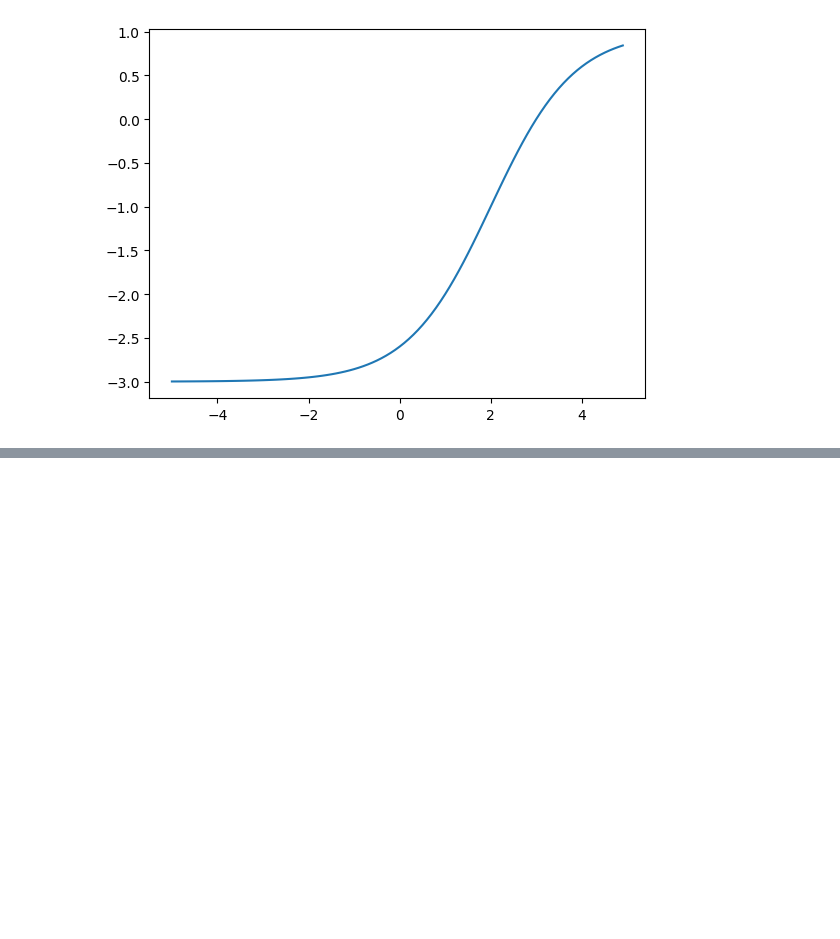
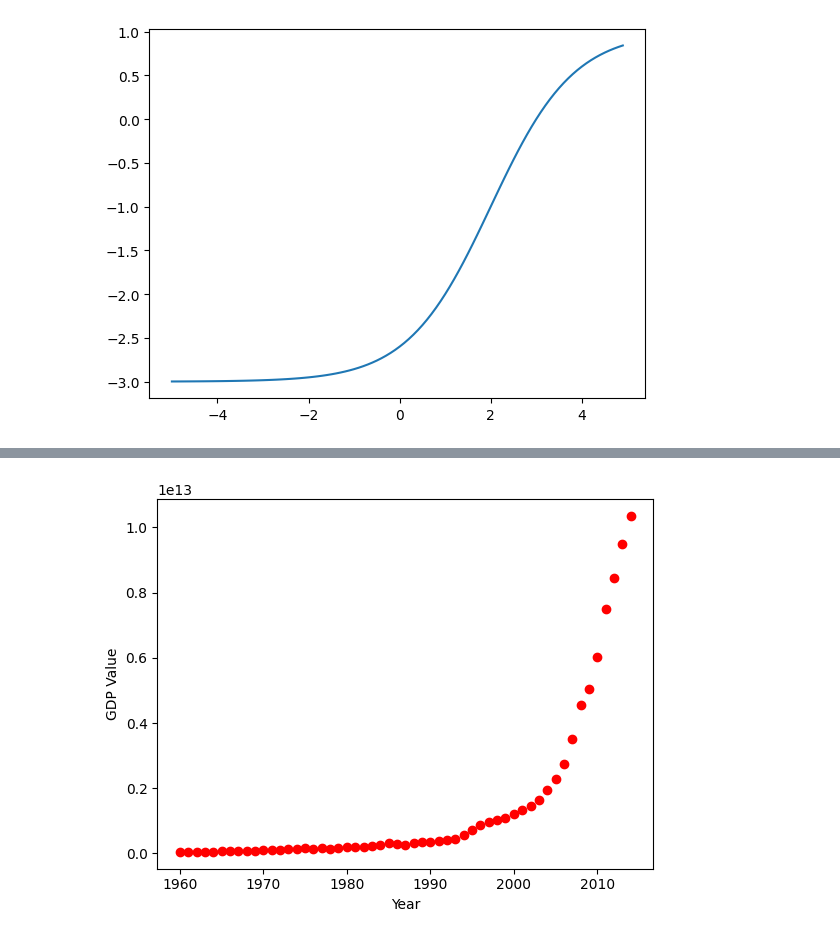
Before and after one commit to iamaryav/ai-notebooks, a Jupyter notebook: co2_prediction_logistic_regression.ipynb, the cells around one changed output, grey strips where cells are left out. Saved outputs shown, nothing was run; the diff lists cells and outputs as text; code cells hidden in the pictures; blank space fills up the shorter version.

```diff
--- a/co2_prediction_logistic_regression.ipynb
+++ b/co2_prediction_logistic_regression.ipynb
@@ -46,0 +55,4 @@ plt.plot(x, y)
+# %%
+#Prediction of china GDP
+df = pd.read_csv("./datasets/china_gdp.csv")
+df.head()
@@ -46,0 +90,10 @@ plt.plot(x, y)
+# %%
+# year vs value plot
+x_data = df["Year"].values
+y_data = df["Value"].values
+plt.plot(x_data, y_data, 'ro')
+plt.xlabel("Year")
+plt.ylabel("GDP Value")
+plt.show()
+# %% [output]
+[figure, added]
```
Also changed, not shown: parts of 8 cells of this notebook, 1 other file.
